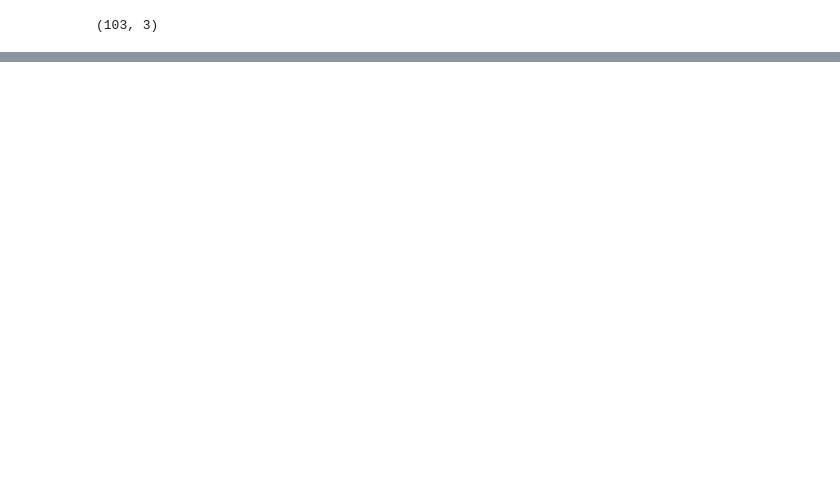
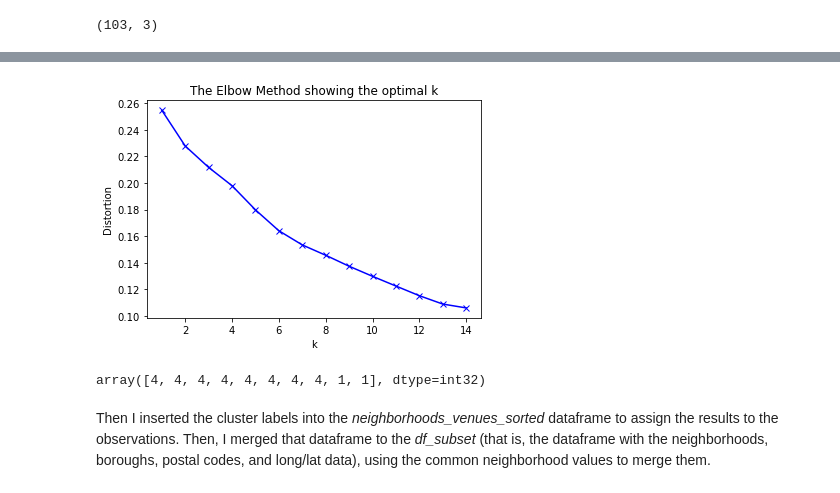
Before and after one commit to tjmccormick5/Coursera_Capstone, a Jupyter notebook: TorontoProject.ipynb, the cells around one changed output, grey strips where cells are left out. Drawn from its saved outputs; the diff is of its cells as text; code cells hidden in the pictures; blank space fills up the shorter version.

```diff
--- a/TorontoProject.ipynb
+++ b/TorontoProject.ipynb
@@ -54,0 +244,5 @@ df.shape
+# %%
+Toronto_venues = getNearbyVenues(names=df_subset['Neighbourhood'],
+                                   latitudes=df_subset['Latitude'],
+                                   longitudes=df_subset['Longitude']
+                                  )
@@ -54,0 +321,8 @@ df.shape
+# %%
+# one hot encoding
+Toronto_onehot = pd.get_dummies(Toronto_venues[['Venue Category']], prefix="", prefix_sep="")
+
+# add neighborhood column back to dataframe
+Toronto_onehot['Neighborhood'] = Toronto_venues['Neighborhood']
+
+Toronto_onehot.head()
@@ -54,0 +341,3 @@ df.shape
+# %%
+Toronto_grouped = Toronto_onehot.groupby('Neighborhood').mean().reset_index()
+Toronto_grouped.head(25)
@@ -54,0 +442,40 @@ df.shape
+# %%
+Toronto_grouped_clustering = Toronto_grouped.drop('Neighborhood', 1)
+#Toronto_grouped_clustering = Toronto_grouped
+# %%
+from sklearn import metrics
+from scipy.spatial.distance import cdist
+import matplotlib.pyplot as plt
+
+# k means determine k
+distortions = []
+K = range(1,15)
+for k in K:
+    kmeanModel = KMeans(n_clusters=k, n_init = 30).fit(Toronto_grouped_clustering)
+    kmeanModel.fit(Toronto_grouped_clustering)
+    distortions.append(sum(np.min(cdist(Toronto_grouped_clustering, kmeanModel.cluster_centers_, 'euclidean'), axis=1)) / Toronto_grouped_clustering.shape[0])
+
+# Plot the elbow
+plt.plot(K, distortions, 'bx-')
+plt.xlabel('k')
+plt.ylabel('Distortion')
+plt.title('The Elbow Method showing the optimal k')
+plt.show()
+# %% [output]
+[figure, added]
+# %%
+# set number of clusters according to Elbow Method
+
+#While there's no clear elbow, after running the Elbow Method multiple times with different
+#values of iterations, 8 seems to frequently be the closest thing to an inflexion point.
+kclusters = 8
+
+# run k-means clustering
+kmeans = KMeans(n_clusters=kclusters, random_state=0).fit(Toronto_grouped_clustering)
+
+# check cluster labels generated for each row in the dataframe
+kmeans.labels_[0:10]
+# %% [output]
+array([4, 4, 4, 4, 4, 4, 4, 4, 1, 1], dtype=int32)
+# %% [markdown]
+Then I inserted the cluster labels into the _neighborhoods_venues_sorted_ dataframe to assign the results to the observations. Then, I merged that dataframe to the _df_subset_ (that is, the dataframe with the neighborhoods, boroughs, postal codes, and long/lat data), using the common neighborhood values to merge them.
```
Also changed, not shown: parts of 52 cells of this notebook.
